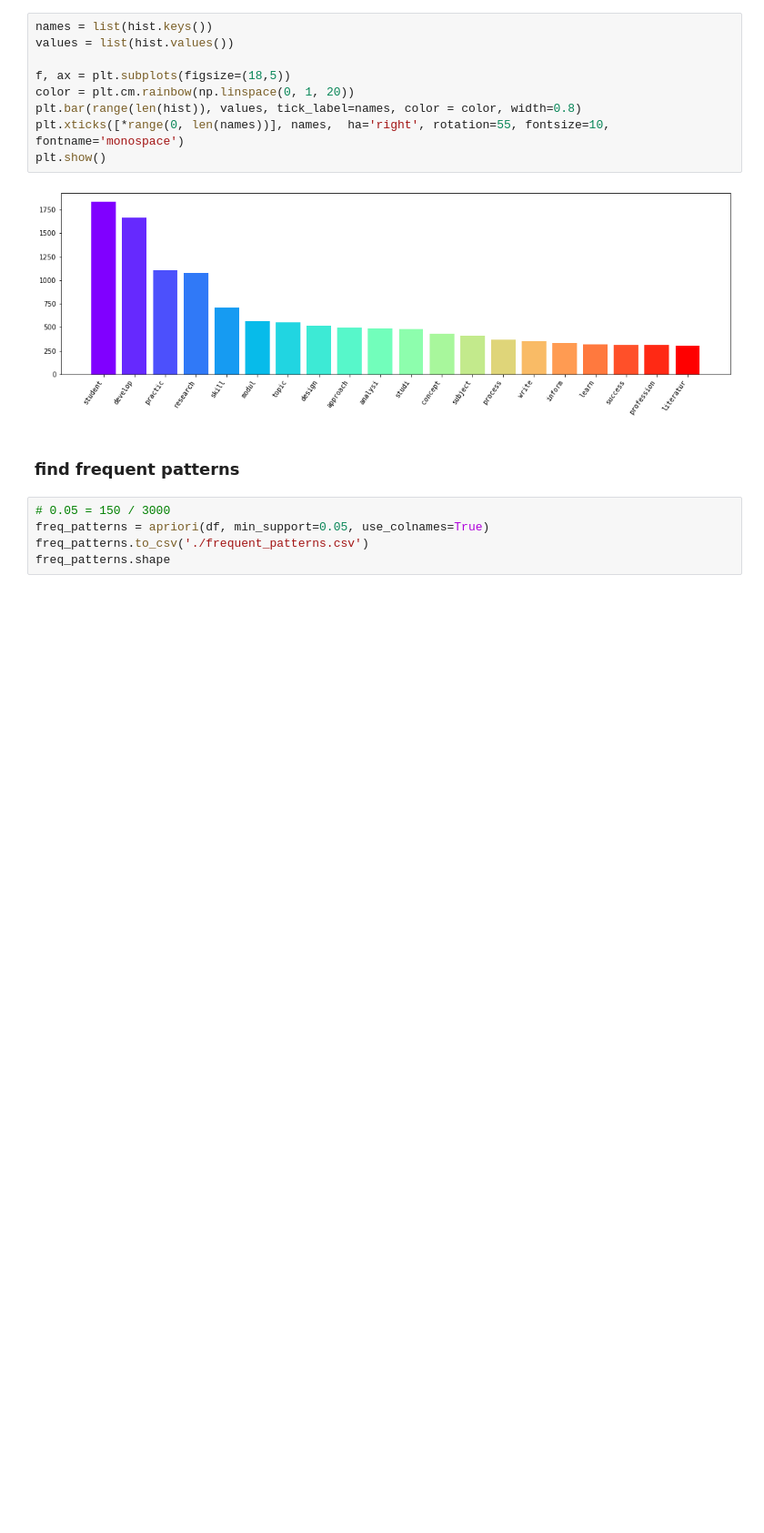
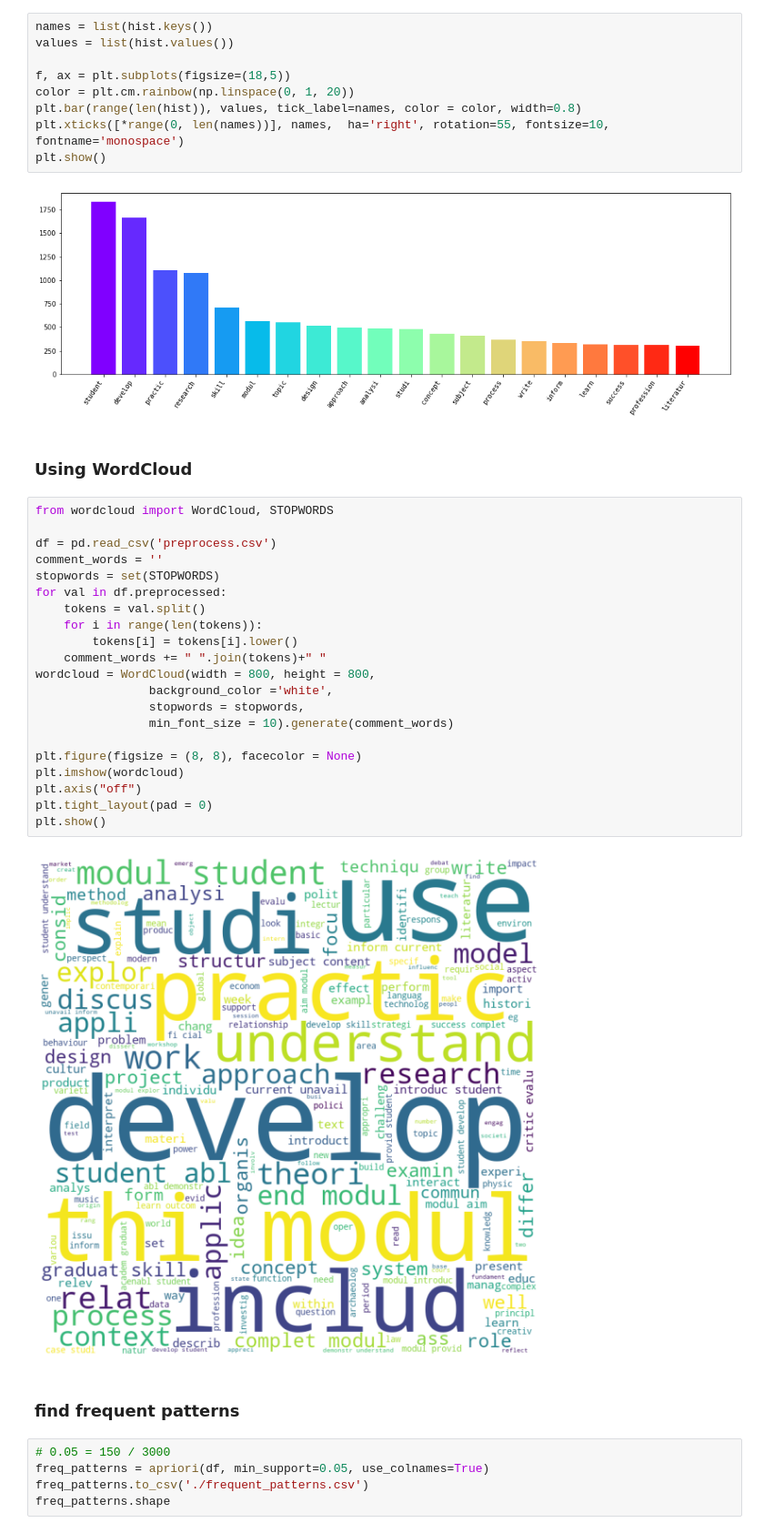
Before and after one commit to soroush-bagherian/DataMining-preprocessing, a Jupyter notebook: preprocessing.ipynb, the cells around one changed output. Shown at 91% size. Cells and saved outputs as stored; diff of their text form; blank space fills up the shorter version.

Commit message:
add word cloud plot

```diff
--- a/preprocessing.ipynb
+++ b/preprocessing.ipynb
@@ -193,6 +193,31 @@ plt.xticks([*range(0, len(names))], names,  ha='right', rotation=55, fontsize=10
 plt.show()
 # %% [output]
 [figure]
+# %% [markdown]
+### Using WordCloud
+# %%
+from wordcloud import WordCloud, STOPWORDS
+
+df = pd.read_csv('preprocess.csv')
+comment_words = ''
+stopwords = set(STOPWORDS)
+for val in df.preprocessed:
+    tokens = val.split()
+    for i in range(len(tokens)):
+        tokens[i] = tokens[i].lower()
+    comment_words += " ".join(tokens)+" "
+wordcloud = WordCloud(width = 800, height = 800,
+                background_color ='white',
+                stopwords = stopwords,
+                min_font_size = 10).generate(comment_words)
+
+plt.figure(figsize = (8, 8), facecolor = None)
+plt.imshow(wordcloud)
+plt.axis("off")
+plt.tight_layout(pad = 0)
+plt.show()
+# %% [output]
+[figure, added]
 # %% [markdown]
 ### find frequent patterns
 # %%
```
